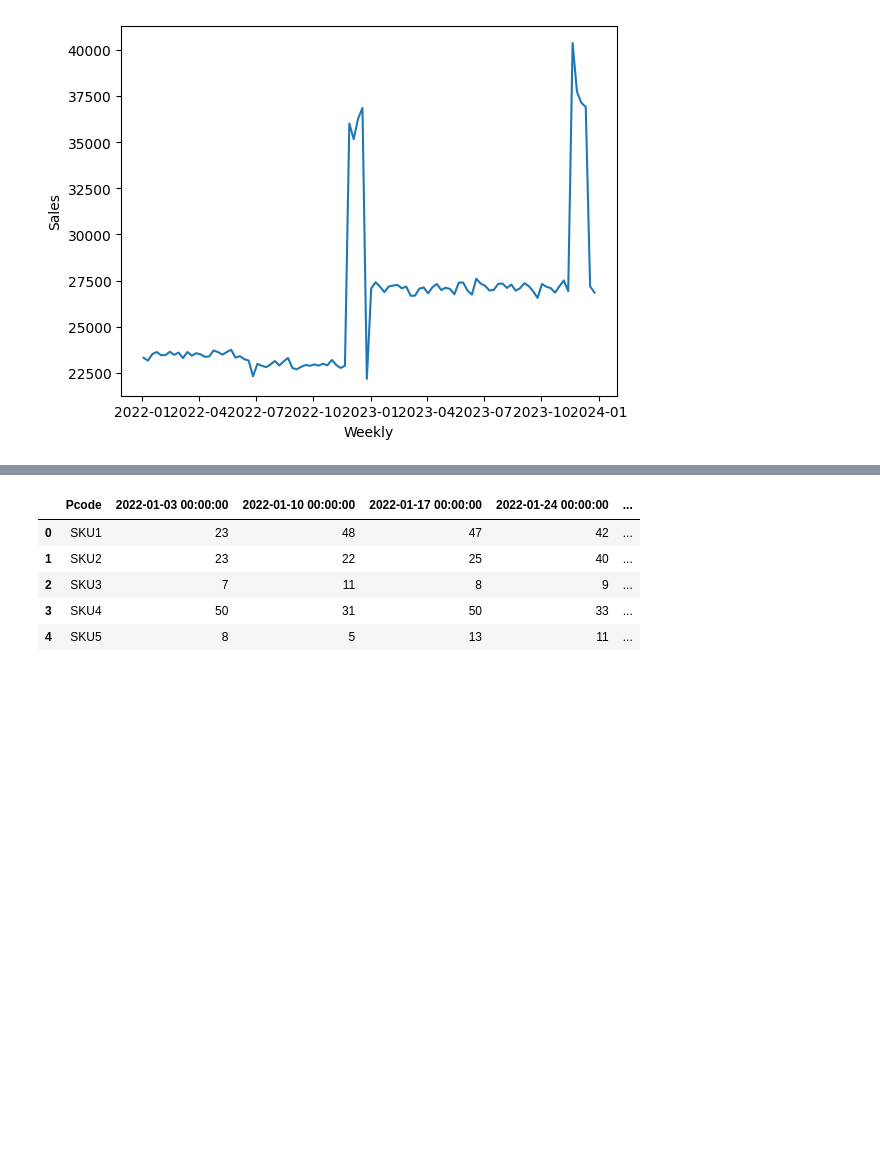
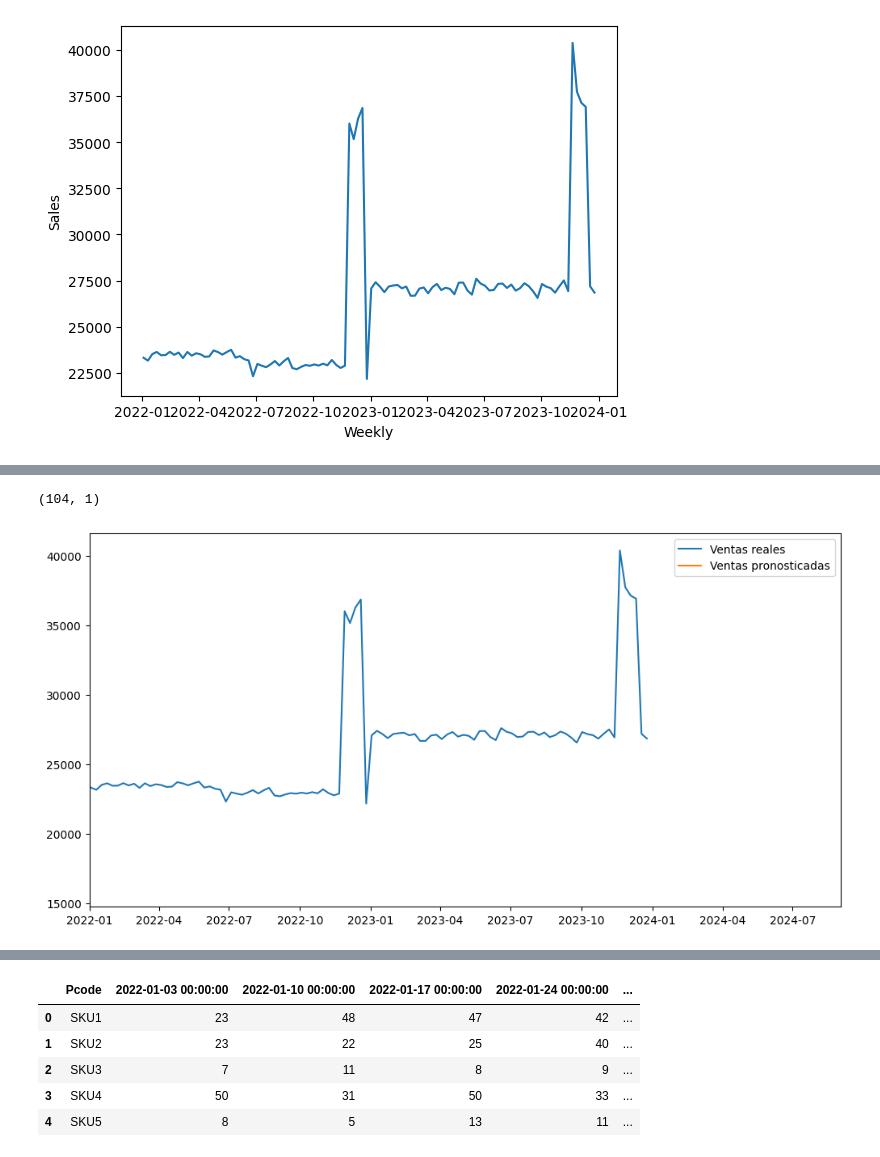
Before and after one commit to superpanditas/Quinio, a Jupyter notebook: Copia_de_Weekly_SKU_level_Product_Sales_Transactions.ipynb, the cells around one changed output, grey strips where cells are left out. Cells and saved outputs as stored; diff of their text form; code cells hidden in the pictures; blank space fills up the shorter version.

```diff
--- a/Copia_de_Weekly_SKU_level_Product_Sales_Transactions.ipynb
+++ b/Copia_de_Weekly_SKU_level_Product_Sales_Transactions.ipynb
@@ -357,0 +561,72 @@ plt.show()
+# %%
+ts_store1.shape
+# %% [output]
+(104, 1)
+# %%
+from sklearn.model_selection import train_test_split
+import xgboost as xgb
+from sklearn.metrics import mean_absolute_error, mean_squared_error
+import pandas as pd
+import numpy as np
+import matplotlib.pyplot as plt
+
+# Leer datos
+st_xgb = ts_store1.copy()
+st_xgb.reset_index(inplace=True)
+# Convertir columna 'Weekly' a datetime
+st_xgb['Weekly'] = pd.to_datetime(st_xgb['Weekly'])
+
+# Crear columna con la semana correspondiente
+st_xgb['Week'] = st_xgb['Weekly'].dt.week
+
+# Dividir en entrenamiento y prueba
+train, test = train_test_split(st_xgb, test_size=0.30, shuffle=False)
+
+# Separar variables independientes y dependientes
+train_X = train[["Week"]]
+train_y = train["Sales"]
+test_X = test[["Week"]]
+test_y = test["Sales"]
+
+# Crear matriz de entrenamiento y prueba
+dtrain = xgb.DMatrix(train_X, label=train_y)
+dtest = xgb.DMatrix(test_X, label=test_y)
+
+# Definir parámetros del modelo
+params = {
+    "max_depth": 3,
+    "eta": 0.1,
+    "subsample": 0.7,
+    "objective": "reg:squarederror",
+    "eval_metric": "rmse"
+}
+
+# Entrenar modelo
+model = xgb.train(params, dtrain)
+
+# Crear rango de fechas para pronosticar
+start_date = st_xgb['Weekly'].max() + pd.DateOffset(weeks=1)
+end_date = start_date + pd.DateOffset(weeks=4)
+date_range = pd.date_range(start=start_date, end=end_date, freq='W-MON')
+
+# Crear DataFrame con semanas y fechas
+future_weeks = date_range.week
+future_dates = date_range.date
+forecast = pd.DataFrame({'Weekly': future_dates, 'Week': future_weeks})
+
+# Realizar pronósticos
+future_X = xgb.DMatrix(forecast[["Week"]])
+predictions = model.predict(future_X)
+
+# Crear dataframe con pronósticos
+forecast["Sales"] = predictions
+# Graficar resultados
+# crear gráfica
+fig, ax = plt.subplots(figsize=(12, 6))
+ax.plot(st_xgb["Weekly"], st_xgb["Sales"], label="Ventas reales")
+ax.plot(forecast["Week"], forecast["Sales"], label="Ventas pronosticadas")
+ax.legend()
+ax.set_xlim([pd.Timestamp('2022-01-01'), pd.Timestamp('2024-09-01')])
+plt.show()
+# %% [output]
+[figure, added]
```
Also changed, not shown: parts of 11 cells of this notebook.
